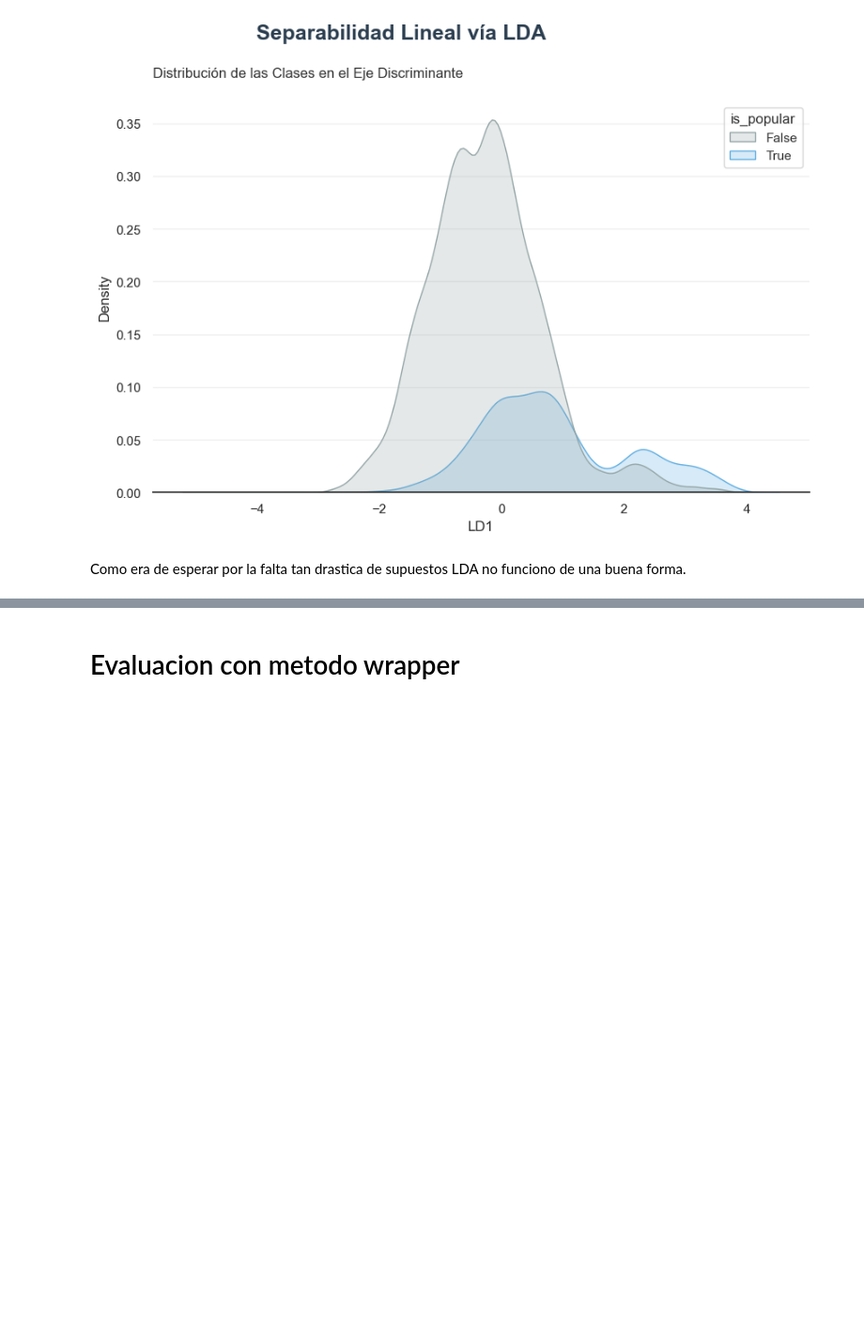
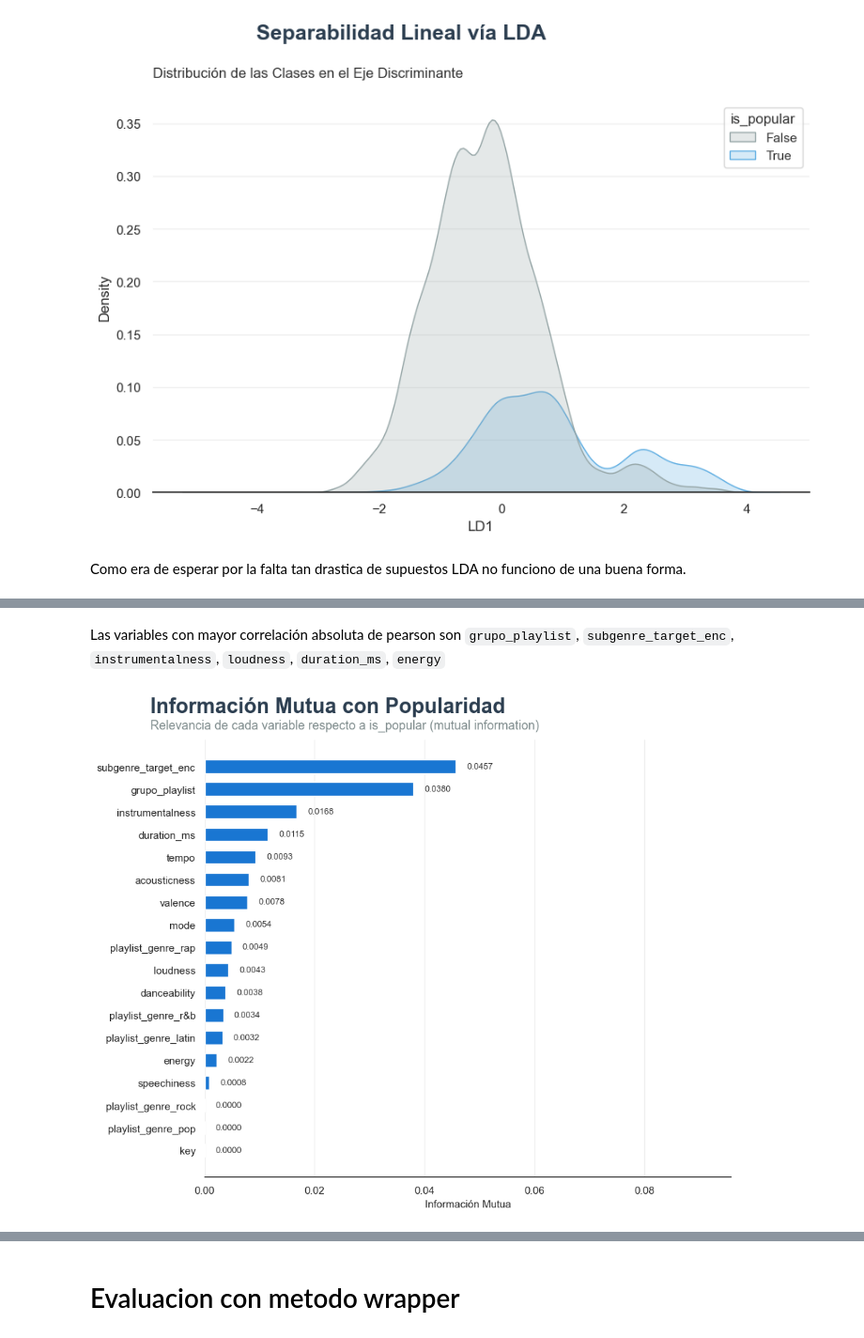
Before and after one commit to juanpablocarrillohortua/Proyecto_Data_Mining_UEC, a Jupyter notebook: notebooks/Data _Preparation_2nd_part.ipynb, the cells around one changed output, grey strips where cells are left out. Shown at 94% size. Saved outputs shown, nothing was run; the diff lists cells and outputs as text; code cells hidden in the pictures; blank space fills up the shorter version.

```diff
--- a/notebooks/Data _Preparation_2nd_part.ipynb
+++ b/notebooks/Data _Preparation_2nd_part.ipynb
@@ -862,0 +918,42 @@ Como era de esperar por la falta tan drastica de supuestos LDA no funciono de un
+# %% [markdown]
+Las variables con mayor correlación absoluta de pearson son `grupo_playlist`, `subgenre_target_enc`, `instrumentalness`, `loudness`, `duration_ms`, `energy`
+# %%
+# --- 1. CÁLCULO DE INFORMACIÓN MUTUA ---
+vars_todas_pred = df_final.columns.difference(['is_popular']).tolist()
+X_todas = df_final[vars_todas_pred].values
+
+mi_scores = mutual_info_classif(X_todas, y,
+                                discrete_features=[False] * len(vars_todas_pred),
+                                random_state=42)
+
+df_mi = (pd.DataFrame({'variable': vars_todas_pred, 'info_mutua': mi_scores})
+           .sort_values('info_mutua', ascending=True)
+           .set_index('variable'))
+
+# --- 2. CREAR FIGURA ---
+fig, ax = plt.subplots(figsize=(10, 8))
+
+# TÍTULO ESTILO EDITORIAL
+fig.text(0.1, 0.95, "Información Mutua con Popularidad", fontsize=22,
+         fontweight='bold', color='#2c3e50')
+fig.text(0.1, 0.92, "Relevancia de cada variable respecto a is_popular (mutual information)",
+         fontsize=13, color='#7f8c8d')
+
+# --- 3. BARRAS HORIZONTALES ---
+bars = ax.barh(df_mi.index, df_mi['info_mutua'],
+               color='#1976D2', edgecolor='white', height=0.6)
+
+# Etiquetas de valor
+for bar, val in zip(bars, df_mi['info_mutua']):
+    ax.text(val + 0.002, bar.get_y() + bar.get_height() / 2,
+            f'{val:.4f}', va='center', ha='left', fontsize=9, color='#333333')
+
+ax.set_xlabel('Información Mutua', fontsize=11)
+ax.set_xlim(0, df_mi['info_mutua'].max() + 0.05)
+ax.grid(axis='x', alpha=0.3)
+
+sns.despine(left=True, ax=ax)
+plt.subplots_adjust(top=0.90, left=0.18, right=0.95, bottom=0.10)
+plt.show()
+# %% [output]
+[figure, added]
```
Also changed, not shown: parts of 46 cells of this notebook, 3 other files.
